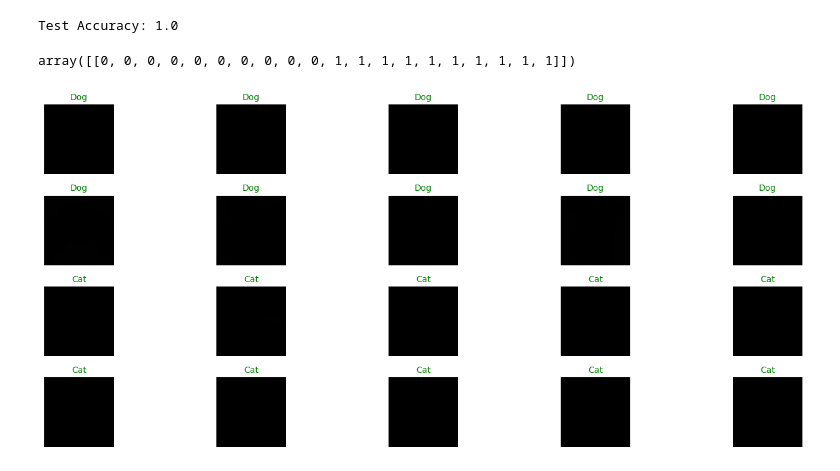
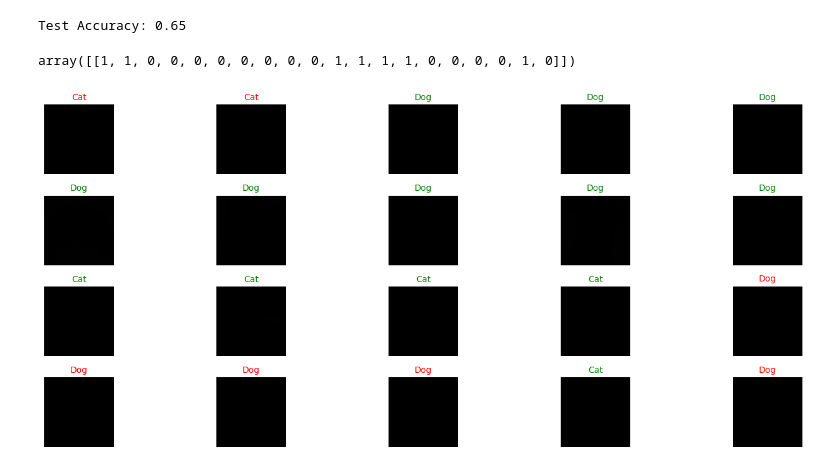
Before and after one commit to AnovuyoNotsonono/Image_clasiffier, a Jupyter notebook: image_clasifier.ipynb, the cells around one changed output. Cells and saved outputs as stored; diff of their text form; code cells hidden in the pictures.

Commit message:
Organized the notebook and provided some examples on how to use it

```diff
--- a/image_clasifier.ipynb
+++ b/image_clasifier.ipynb
@@ -2,13 +2,7 @@
 import os
 import numpy as np
 from PIL import Image
-
-# -----------------------------
-# 1. PARAMETERS
-# -----------------------------
-
-image_size = (64,64) # Resizes all the loaded images into a size of 64X64 pixels
-data_directory = "Images" # Specifies the root directory containing the image sub-folders (ie. "Dogs" and "Cats")
+from matplotlib import pyplot as plt
 
 # -----------------------------
 # 2. LOAD IMAGES
@@ -212,7 +206,7 @@ def forward_prop(X, parameters):
     W4, b4 = parameters["W4"], parameters["b4"]
 
     # Forward Computations
-    Z1 = W1.dot(X_train) + b1
+    Z1 = W1.dot(X) + b1
     A1 = relu(Z1)
     Z2 = W2.dot(A1) + b2
     A2 = relu(Z2)
@@ -224,7 +218,7 @@ def forward_prop(X, parameters):
     cache = {"Z1":Z1, "A1": A1, "Z2": Z2, "A2": A2, "Z3": Z3,"A3": A3,"Z4": Z4, "A4": y_hat}
     return cache
 
-def Cost_function(y, y_hat):
+def Cost_function(Y, y_hat):
     """
     Computes binary cross-entropy cost.
 
@@ -240,11 +234,11 @@ def Cost_function(y, y_hat):
     cost : float
         Cross-entropy loss.
     """
-    m = y.shape[1] # number of training examples
+    m = Y.shape[1] # number of training examples
 
     eps = 1e-15 # prevent log(0)
     y_hat = np.clip(y_hat, eps, 1 - eps)
-    cost = -np.sum(y * np.log(y_hat) + (1 - y) * np.log(1 - y_hat)) / m
+    cost = -np.sum(Y * np.log(y_hat) + (1 - Y) * np.log(1 - y_hat)) / m
     cost = np.squeeze(cost)
     return cost
 
@@ -357,8 +351,6 @@ def parameter_update(parameters, derivatives, learning_rate = 1.2, Stats=False):
 # -------------------------------
 # 7. TRAINING
 # -------------------------------
-
-from matplotlib import pyplot as plt
 
 def train(X, y, input_size, hidden_1, hidden_2, hidden_3, output_size, epochs=1000, show_cost_change=False):
     """
@@ -476,7 +468,7 @@ def Classify(X,Y, optimum_params,label_dict, num_to_show, cols=5):
     y_hat = cache["A4"]  # final output layer
     y_pred =(y_hat > 0.5).astype(int)  # for binary classification
 
-    accuracy = np.mean(y_pred == y_test)
+    accuracy = np.mean(y_pred == Y)
     print("Test Accuracy:", accuracy)
 
 
@@ -491,7 +483,7 @@ def Classify(X,Y, optimum_params,label_dict, num_to_show, cols=5):
 
     for i in range(num_to_show):
         plt.subplot(rows, cols, i + 1)
-        img = X_test[:, i].reshape(64, 64, 3)  # Reshape flattened image
+        img = X[:, i].reshape(64, 64, 3)  # Reshape flattened image
         plt.imshow(img.astype('uint8'))
         plt.axis('off')
 
@@ -500,7 +492,7 @@ def Classify(X,Y, optimum_params,label_dict, num_to_show, cols=5):
         pred_label = "Cat" if y_pred_flat[i] == label_dict['Cats'] else "Dog"
 
         # Green if correct, red if incorrect
-        color = "green" if y_pred_flat[i] == y_test_flat[i] else "red"
+        color = "green" if y_pred_flat[i] == y_flat[i] else "red"
         plt.title(f"{pred_label}", color=color, fontsize=10)
 
     plt.tight_layout()
@@ -508,0 +515,4 @@ def Classify(X,Y, optimum_params,label_dict, num_to_show, cols=5):
+# %%
+def train(X, y, input_size, hidden_1, hidden_2, hidden_3, output_size, epochs=1000, show_cost_change=False):
+# %%
+train(X_train,y_train,12288,128,64,32,1)
@@ -509,9 +539,11 @@ def Classify(X,Y, optimum_params,label_dict, num_to_show, cols=5):
+# %%
+best_params=train(X_train,y_train,12288,128,64,32,1)[0]
 # %%
 label_dict=loading_images("../Images/","train",(64,64))[-1]
 # %%
-p(X_test,y_test,optimum_params,label_dict,20,5)
+Classify(X_test,y_test,best_params,label_dict,20,5)
 # %% [output]
-Test Accuracy: 1.0
+Test Accuracy: 0.65
-array([[0, 0, 0, 0, 0, 0, 0, 0, 0, 0, 1, 1, 1, 1, 1, 1, 1, 1, 1, 1]])
+array([[1, 1, 0, 0, 0, 0, 0, 0, 0, 0, 1, 1, 1, 1, 0, 0, 0, 0, 1, 0]])
-[figure, old version]
+[figure, new version]
 # %%
```
Also changed, not shown: parts of 15 cells of this notebook.
